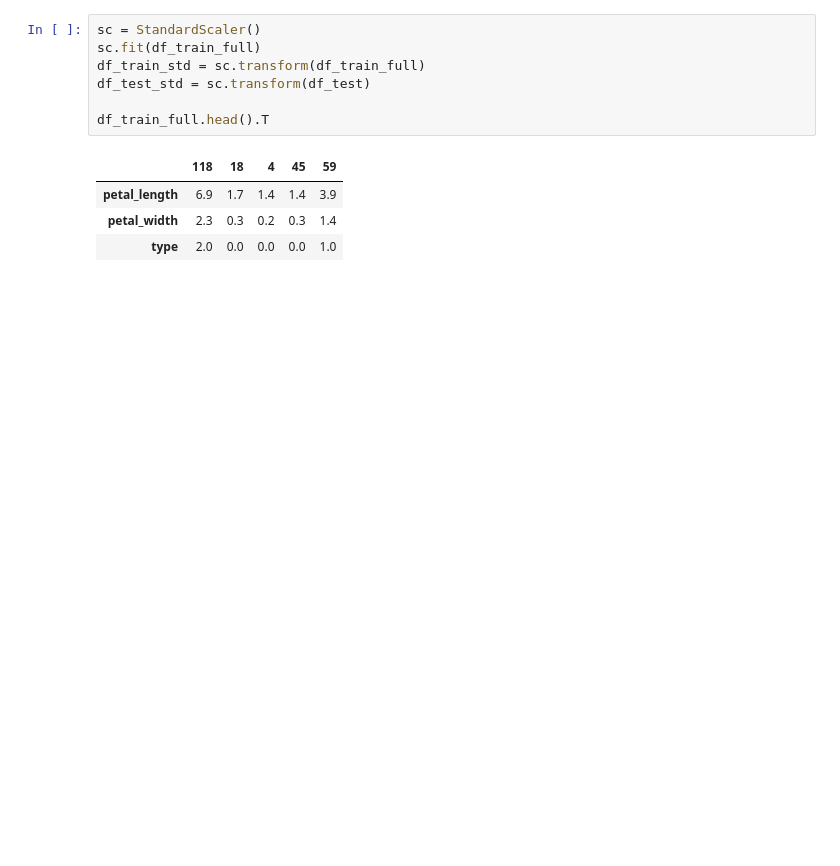
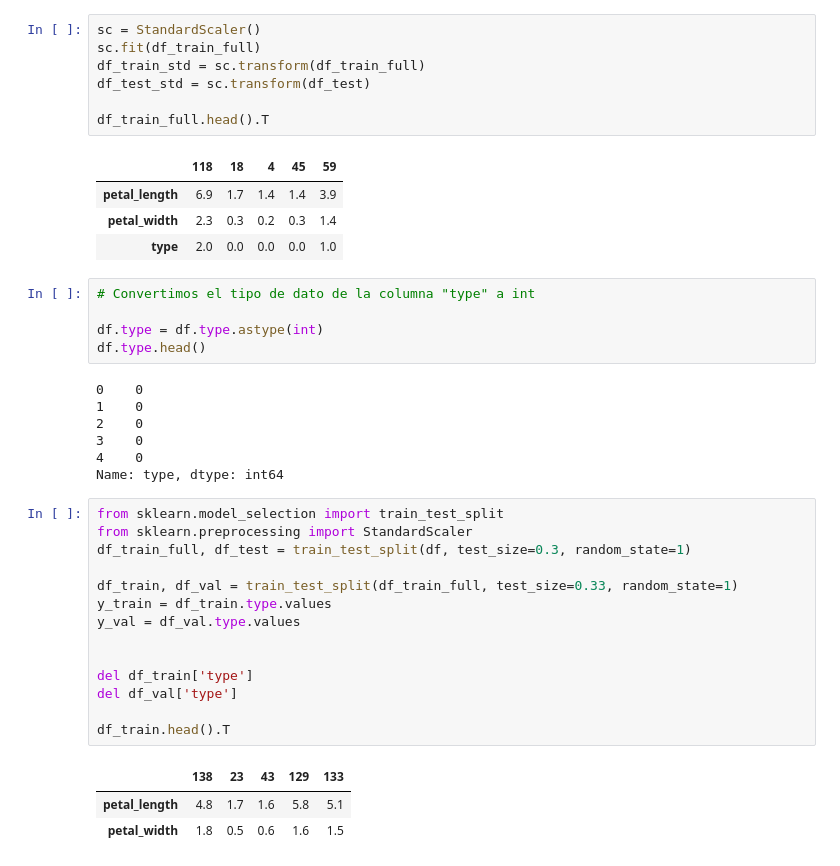
Before and after one commit to davidzz-code/IEDIB_2024_2025, a Jupyter notebook: 03 Programacion Machine Learning/T3 Gestión de proyectos/ex2/practice-exercise/notebooks/logistic-regresion-training.ipynb, the cells around one changed output. Cells and saved outputs as stored; diff of their text form; blank space fills up the shorter version.

Commit message:
feat: Adding some steps to the training process

```diff
--- a/03 Programacion Machine Learning/T3 Gestión de proyectos/ex2/practice-exercise/notebooks/logistic-regresion-training.ipynb
+++ b/03 Programacion Machine Learning/T3 Gestión de proyectos/ex2/practice-exercise/notebooks/logistic-regresion-training.ipynb
@@ -41,3 +34,33 @@ df_train_full.head().T
 | petal_length | 6.9 | 1.7 | 1.4 | 1.4 | 3.9 |
 | petal_width | 2.3 | 0.3 | 0.2 | 0.3 | 1.4 |
 | type | 2.0 | 0.0 | 0.0 | 0.0 | 1.0 |
+# %%
+# Convertimos el tipo de dato de la columna "type" a int
+
+df.type = df.type.astype(int)
+df.type.head()
+# %% [output]
+0    0
+1    0
+2    0
+3    0
+4    0
+Name: type, dtype: int64
+# %%
+from sklearn.model_selection import train_test_split
+from sklearn.preprocessing import StandardScaler
+df_train_full, df_test = train_test_split(df, test_size=0.3, random_state=1)
+
+df_train, df_val = train_test_split(df_train_full, test_size=0.33, random_state=1)
+y_train = df_train.type.values
+y_val = df_val.type.values
+
+
+del df_train['type']
+del df_val['type']
+
+df_train.head().T
+# %% [output]
+|  | 138 | 23 | 43 | 129 | 133 |
+| petal_length | 4.8 | 1.7 | 1.6 | 5.8 | 5.1 |
+| petal_width | 1.8 | 0.5 | 0.6 | 1.6 | 1.5 |
```
Also changed, not shown: parts of 12 cells of this notebook.
